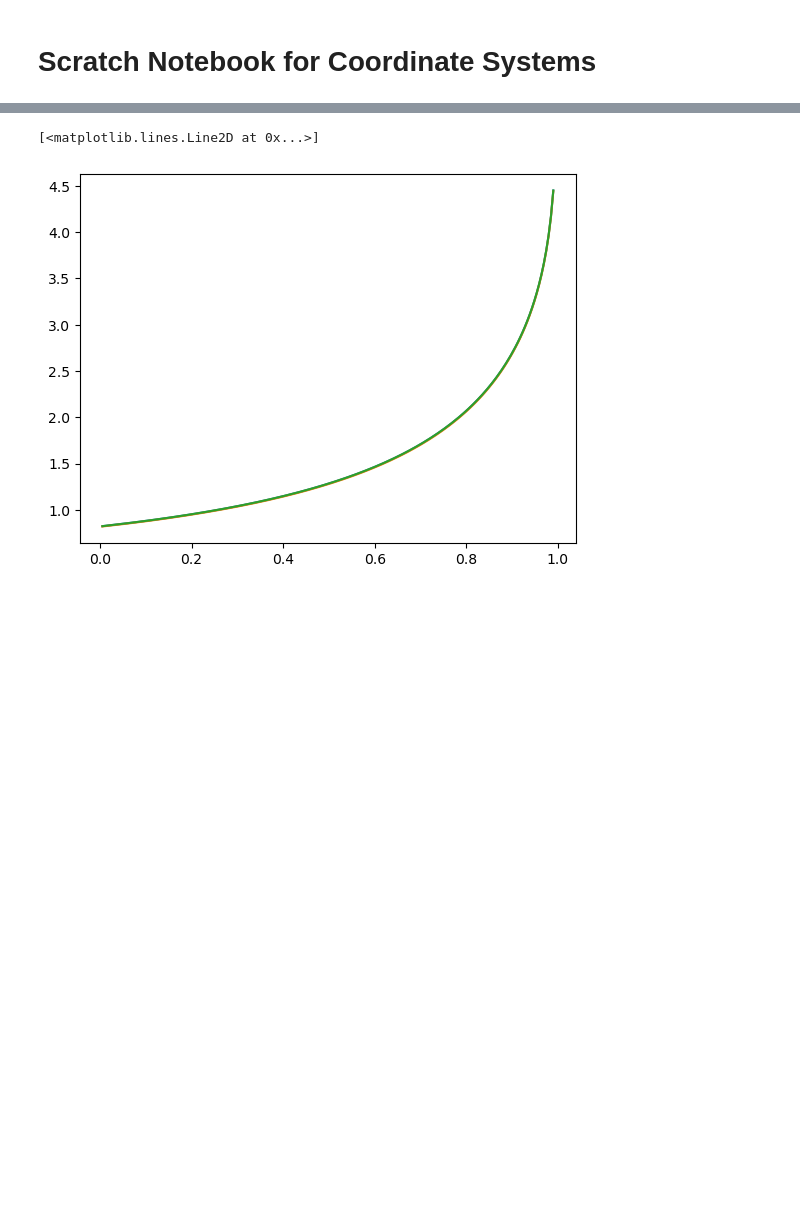
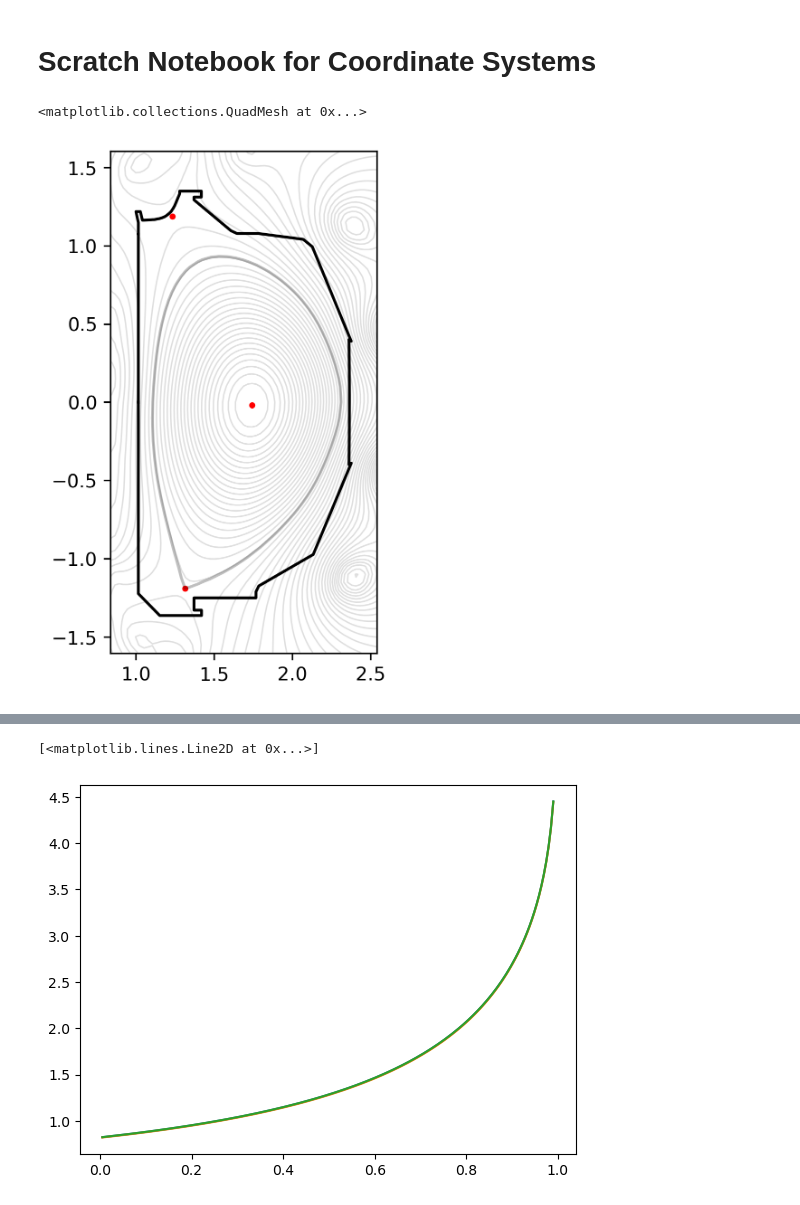
Before and after one commit to Maplenormandy/c1lgkt-jax, a Jupyter notebook: bin/coordinates_scratch.ipynb, the cells around one changed output, grey strips where cells are left out. Cells and saved outputs as stored; diff of their text form; code cells hidden in the pictures; blank space fills up the shorter version.

```diff
--- a/bin/coordinates_scratch.ipynb
+++ b/bin/coordinates_scratch.ipynb
@@ -48,6 +62,31 @@ theta_map, clebsch = clebsch_builder.clebsch_from_equilibrium(eq)
 # %% Test serialisation
 #eqx.tree_serialise_leaves('./outputs/clebsch_D3D141451.eqx', theta_map)
 #theta_map = eqx.tree_deserialise_leaves('./outputs/clebsch_D3D141451.eqx', theta_map)
+# %%
+# %% Check the Clebsch variable
+plt.figure(dpi=300)
+
+rplot, zplot = jnp.meshgrid(jnp.linspace(eq.rmin, eq.rmax, 512), jnp.linspace(eq.zmin, eq.zmax, 512), indexing='ij')
+psiplot = eq.interp_psi(rplot.ravel(), zplot.ravel()).reshape(rplot.shape)
+#y0_refine_test = jnp.array([sol.value[0], sol.value[1], sol.value[2], sol.value[3], -1.0, 0.0, 0.0, 0.0])
+nulls = theta_map.nulls
+thetaplot2 = theta_map(rplot.ravel(), zplot.ravel()).reshape(rplot.shape)
+theta_x = theta_map(jnp.array([nulls.x1.rz[0], nulls.x2.rz[0]]), jnp.array([nulls.x1.rz[1], nulls.x2.rz[1]]))
+
+alphaplot = clebsch.interp_alpha(psiplot.ravel(), thetaplot2.ravel()).reshape(rplot.shape)
+
+ax = plt.subplot(111)
+eq.plot_magnetic_geometry(ax, alpha=0.25)
+ax.scatter(theta_map.nulls.axis.rz[0], theta_map.nulls.axis.rz[1], c='r', s=5)
+ax.scatter(theta_map.nulls.x1.rz[0], theta_map.nulls.x1.rz[1], c='r', s=5)
+ax.scatter(theta_map.nulls.x2.rz[0], theta_map.nulls.x2.rz[1], c='r', s=5)
+#plt.contour(rplot, zplot, thetaplot, levels=jnp.linspace(-np.pi, np.pi, 129), linewidths=0.5, linestyles='dashed')
+plt.contour(rplot, zplot, thetaplot2, levels=jnp.linspace(-np.pi, np.pi, 129), linewidths=0.5)
+#plt.contour(rplot, zplot, thetaplot2, levels=theta_x, linewidths=0.5)
+plt.pcolormesh(rplot, zplot, jnp.cos(3*alphaplot), linewidths=0.5, cmap='PiYG')
+# %% [output]
+<matplotlib.collections.QuadMesh at 0x...>
+[figure, added]
 # %%
 # %% Set up eikonal field provider
 
```
Also changed, not shown: parts of 5 cells of this notebook, 18 other files.
